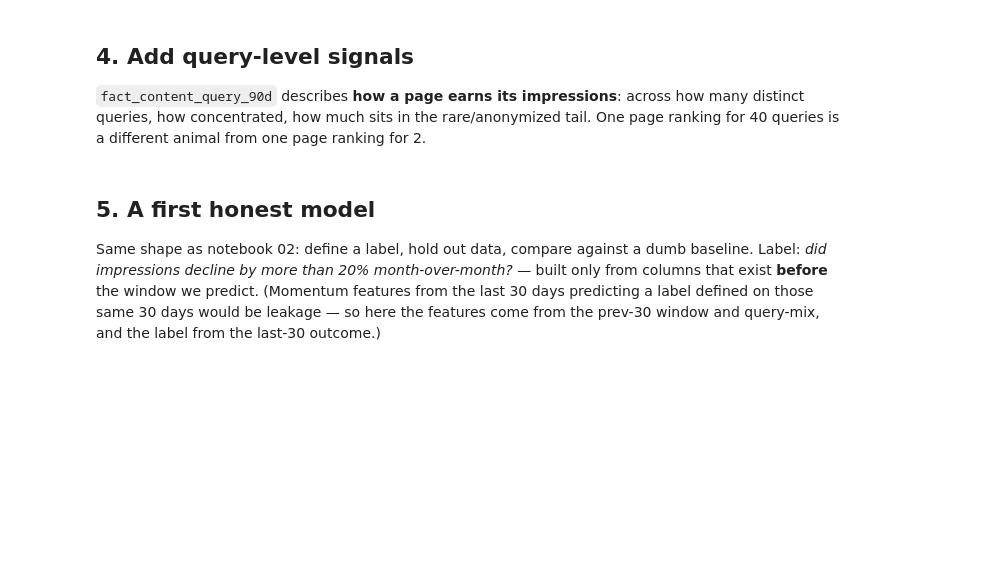
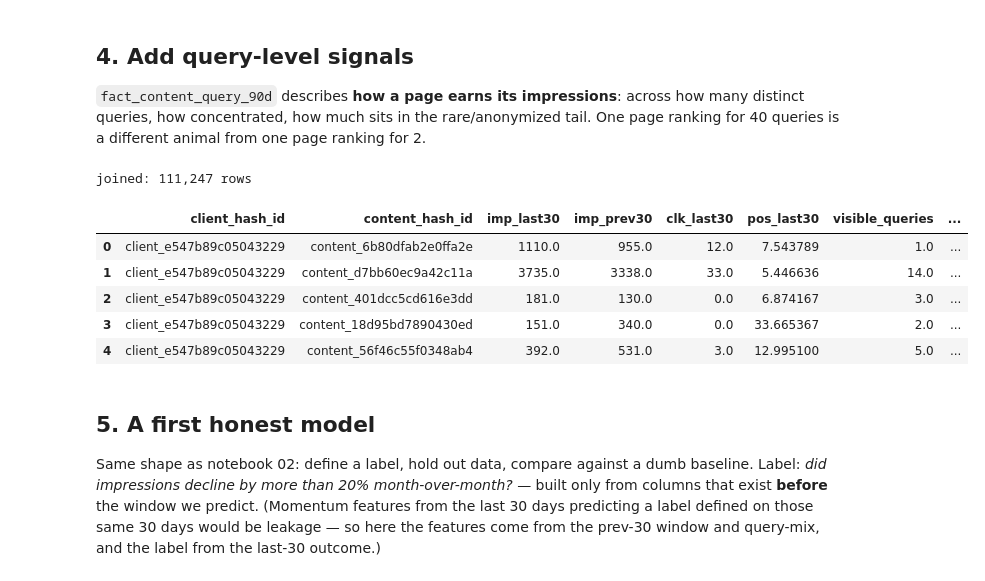
Before and after one commit to Priyansh-rath18/flyrank-internship-, a Jupyter notebook: notebooks/03_working_with_the_full_release.ipynb, the cells around one changed output. Cells and saved outputs as stored; diff of their text form; code cells hidden in the pictures; blank space fills up the shorter version.

```diff
--- a/notebooks/03_working_with_the_full_release.ipynb
+++ b/notebooks/03_working_with_the_full_release.ipynb
@@ -112,21 +141,19 @@ features.head()
 distinct queries, how concentrated, how much sits in the rare/anonymized tail. One page ranking
 for 40 queries is a different animal from one page ranking for 2.
 # %%
-qsignals = con.sql(f"""
-    SELECT content_hash_id,
-           ANY_VALUE(content_visible_query_count)     AS visible_queries,
-           ANY_VALUE(rare_impressions_share)          AS rare_share,
-           ANY_VALUE(anonymized_impressions_share)    AS anon_share,
-           MAX(impressions_90d)                       AS top_query_impressions,
-           SUM(impressions_90d)                       AS kept_impressions
-    FROM {TABLES['fact_query_90d']}
-    GROUP BY content_hash_id
-""").df()
-
-qsignals['top_query_share'] = qsignals['top_query_impressions'] / qsignals['kept_impressions']
-data = features.merge(qsignals, on='content_hash_id', how='left')
-print(f'joined: {len(data):,} rows')
+qsignals = con.sql(f"SELECT content_hash_id, ANY_VALUE(content_visible_query_count) AS visible_queries, ANY_VALUE(rare_impressions_share) AS rare_share, ANY_VALUE(anonymized_impressions_share) AS anon_share, MAX(impressions_90d) AS top_query_impressions, SUM(impressions_90d) AS kept_impressions FROM {TABLES['fact_query_90d']} GROUP BY content_hash_id").df()
+qsignals["top_query_share"] = qsignals["top_query_impressions"] / qsignals["kept_impressions"]
+data = features.merge(qsignals, on="content_hash_id", how="left")
+print(f"joined: {len(data):,} rows")
 data.head()
+# %% [output]
+joined: 111,247 rows
+|  | client_hash_id | content_hash_id | imp_last30 | imp_prev30 | clk_last30 | pos_last30 | visible_queries | ... |
+| 0 | client_e547b89c05043229 | content_6b80dfab2e0ffa2e | 1110.0 | 955.0 | 12.0 | 7.543789 | 1.0 | ... |
+| 1 | client_e547b89c05043229 | content_d7bb60ec9a42c11a | 3735.0 | 3338.0 | 33.0 | 5.446636 | 14.0 | ... |
+| 2 | client_e547b89c05043229 | content_401dcc5cd616e3dd | 181.0 | 130.0 | 0.0 | 6.874167 | 3.0 | ... |
+| 3 | client_e547b89c05043229 | content_18d95bd7890430ed | 151.0 | 340.0 | 0.0 | 33.665367 | 2.0 | ... |
+| 4 | client_e547b89c05043229 | content_56f46c55f0348ab4 | 392.0 | 531.0 | 3.0 | 12.995100 | 5.0 | ... |
 # %% [markdown]
 ## 5. A first honest model
 
```
Also changed, not shown: parts of 8 cells of this notebook.
